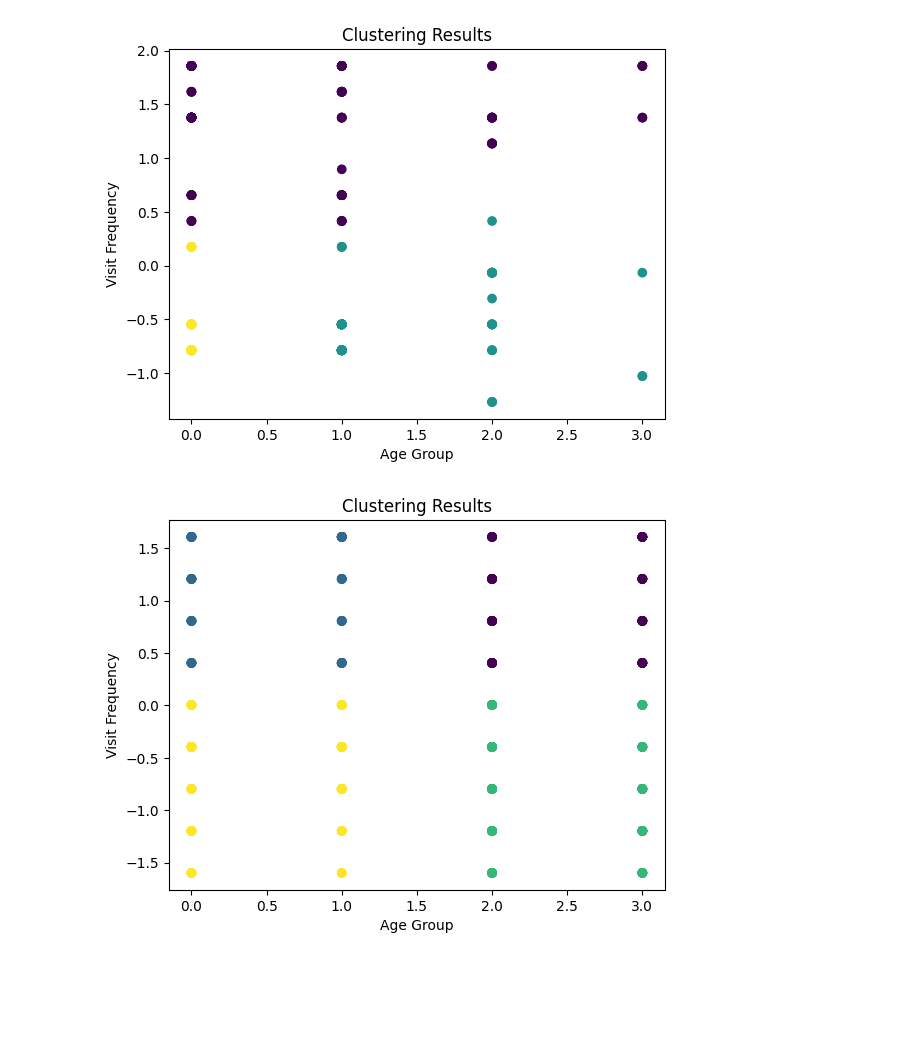
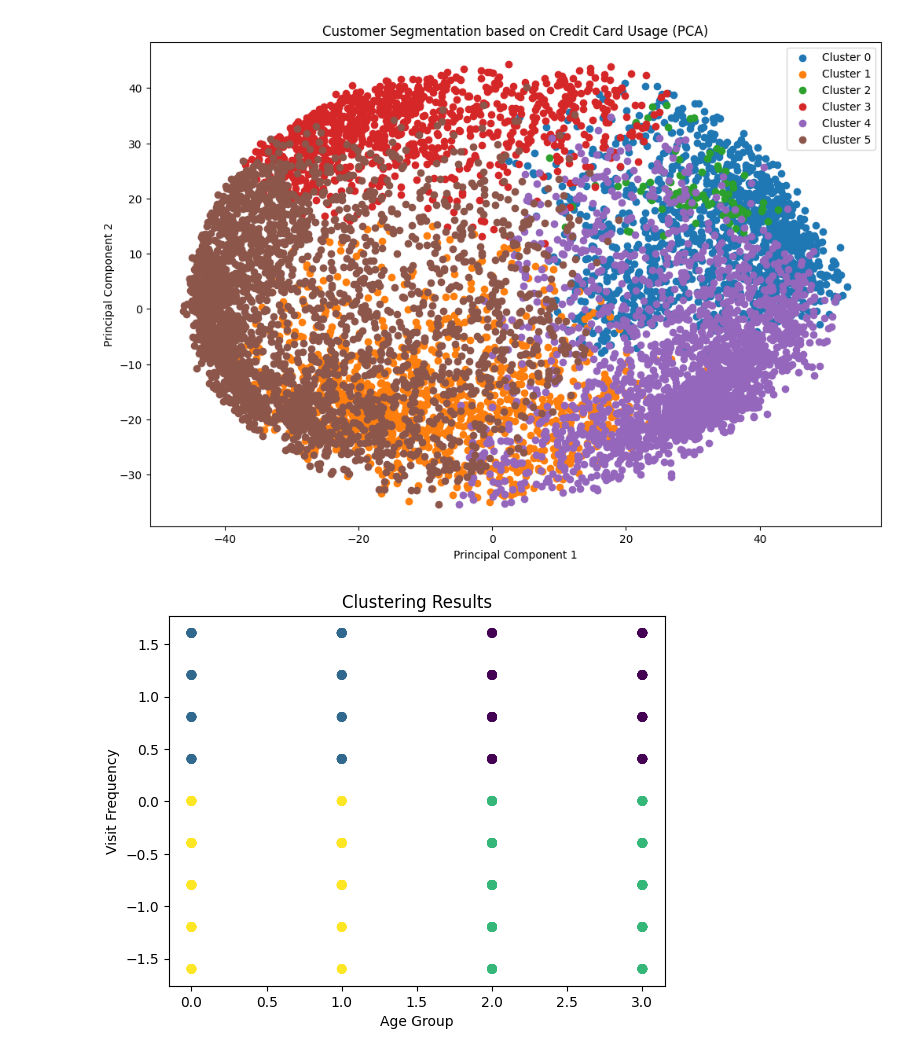
Before and after one commit to EzzOps/DataMining-Project, a Jupyter notebook: main-clustering.ipynb, the cells around one changed output. Cells and saved outputs as stored; diff of their text form; code cells hidden in the pictures; blank space fills up the shorter version.

Commit message:
Update clustering code to include cosine similarity and visualize clusters using PCA

```diff
--- a/main-clustering.ipynb
+++ b/main-clustering.ipynb
@@ -44,7 +0,0 @@ X_scaled = scaler.fit_transform(X)
-# %%
-# Step 4: Apply K-Means clustering algorithm
-# You can choose the number of clusters (k) based on analysis or business requirements
-kmeans = KMeans(n_clusters=3, random_state=42)
-clusters = kmeans.fit_predict(X_scaled)
-# %% [output]
-[figure, removed]
@@ -51,3 +8,36 @@ clusters = kmeans.fit_predict(X_scaled)
+# %%
+# Load the dataset
+data = pd.read_csv("CC.csv")
+
+# Handling Missing Values
+data['MINIMUM_PAYMENTS'].fillna(data['MINIMUM_PAYMENTS'].mean(), inplace=True)
+data['CREDIT_LIMIT'].fillna(data['CREDIT_LIMIT'].mean(), inplace=True)
+
+# Normalizing input values
+features = data.drop(['CUST_ID', 'TENURE'], axis=1)
+X = StandardScaler().fit_transform(features)
+# %%
+# Clustering using KMeans
+kmeans = KMeans(n_clusters=6, random_state=42)
+data['cluster'] = kmeans.fit_predict(X)
+# %%
+# Visualization using PCA
+distances = 1 - cosine_similarity(X)
+X_pca = PCA(2).fit_transform(distances)
+
+# Plot the clusters
+plt.figure(figsize=(12, 8))
+for cluster in range(6):
+    cluster_data = X_pca[data['cluster'] == cluster]
+    plt.scatter(cluster_data[:, 0], cluster_data[:, 1], label=f'Cluster {cluster}')
+
+plt.title("Customer Segmentation based on Credit Card Usage (PCA)")
+plt.xlabel('Principal Component 1')
+plt.ylabel('Principal Component 2')
+plt.legend()
+plt.show()
+# %% [output]
+[figure, added]
 # %%
 # Step 5: Visualize the results using PCA
 # We use PCA to reduce the dimensionality for visualization
```
Also changed, not shown: parts of 3 cells of this notebook, 1 other file.
